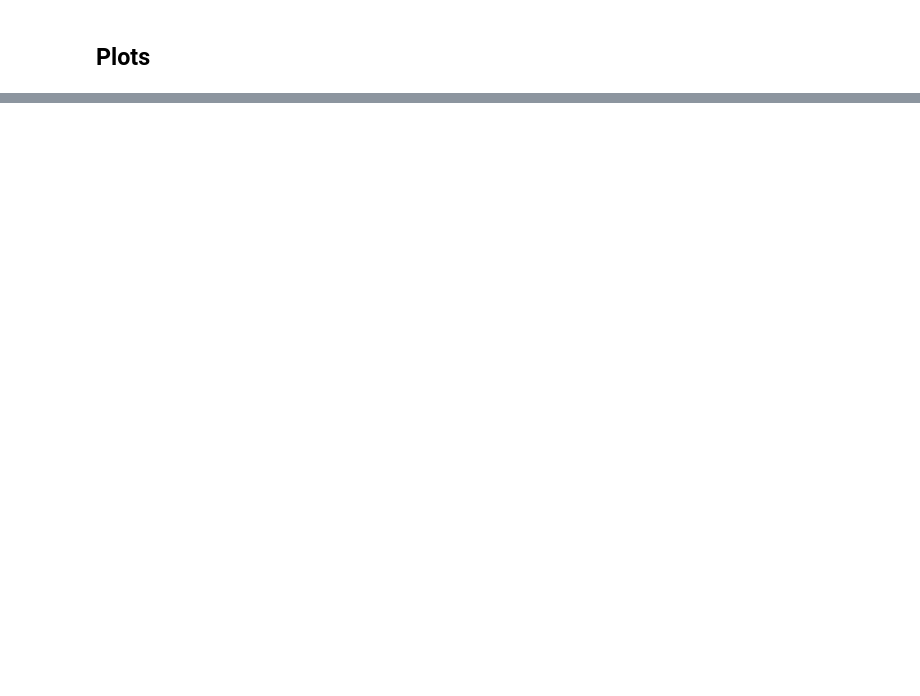
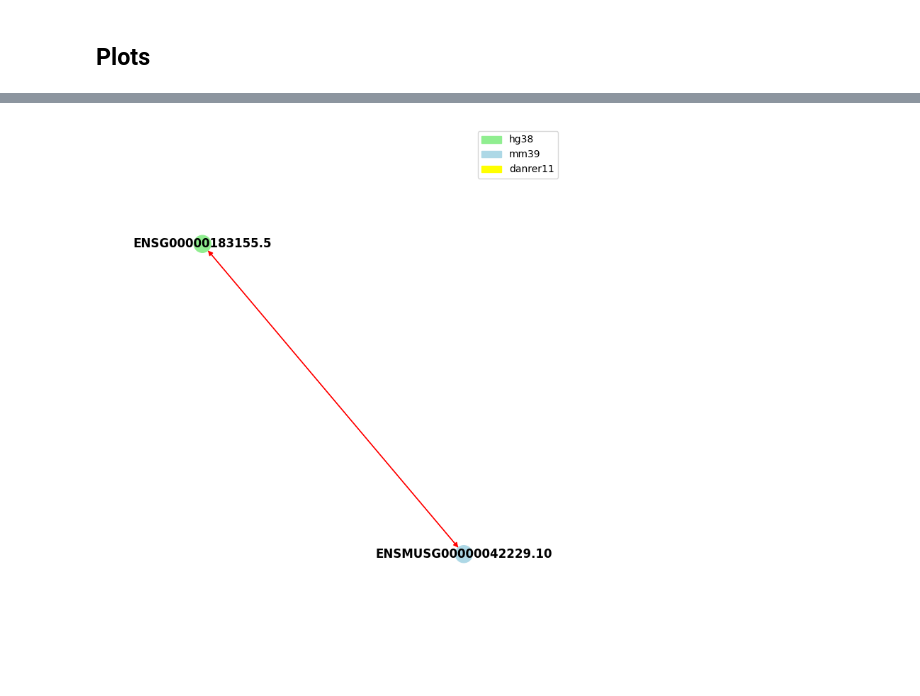
Before and after one commit to Carlospq/ConnectOR, a Jupyter notebook: ConnectOR.ipynb, the cells around one changed output, grey strips where cells are left out. Saved outputs shown, nothing was run; the diff lists cells and outputs as text; code cells hidden in the pictures; blank space fills up the shorter version.

```diff
--- a/ConnectOR.ipynb
+++ b/ConnectOR.ipynb
@@ -1106,0 +1268,12 @@ plot_component(Ge)
+# %%
+## Plotting components in jupyter
+gene = "ENSG00000183155.5"
+for c in components_exon:
+    for node in c:
+        if gene in node:
+            component = c
+
+Ge = G_exon.subgraph(component)
+plot_component(Ge, dictionary=col_dictionary)
+# %% [output]
+[figure, added]
```
Also changed, not shown: parts of 21 cells of this notebook.
